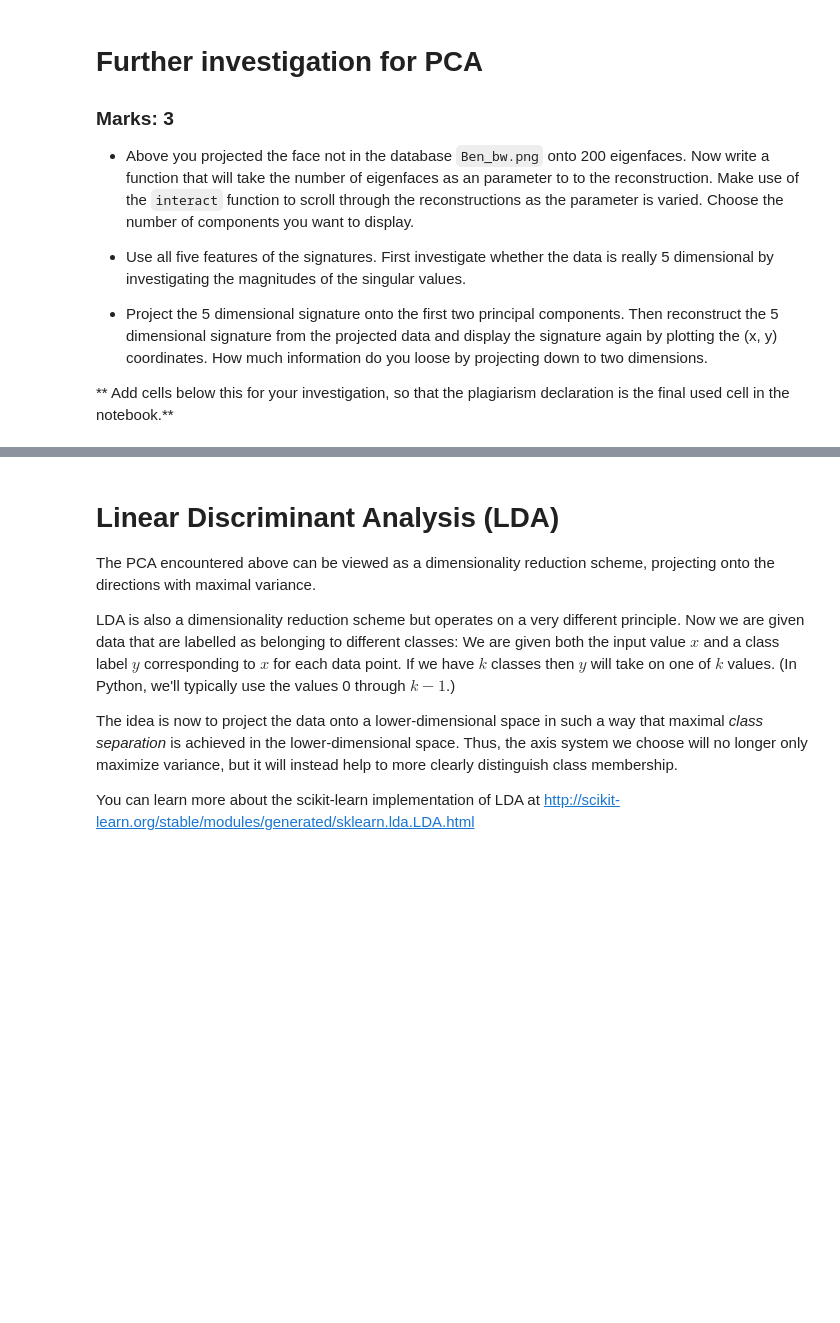
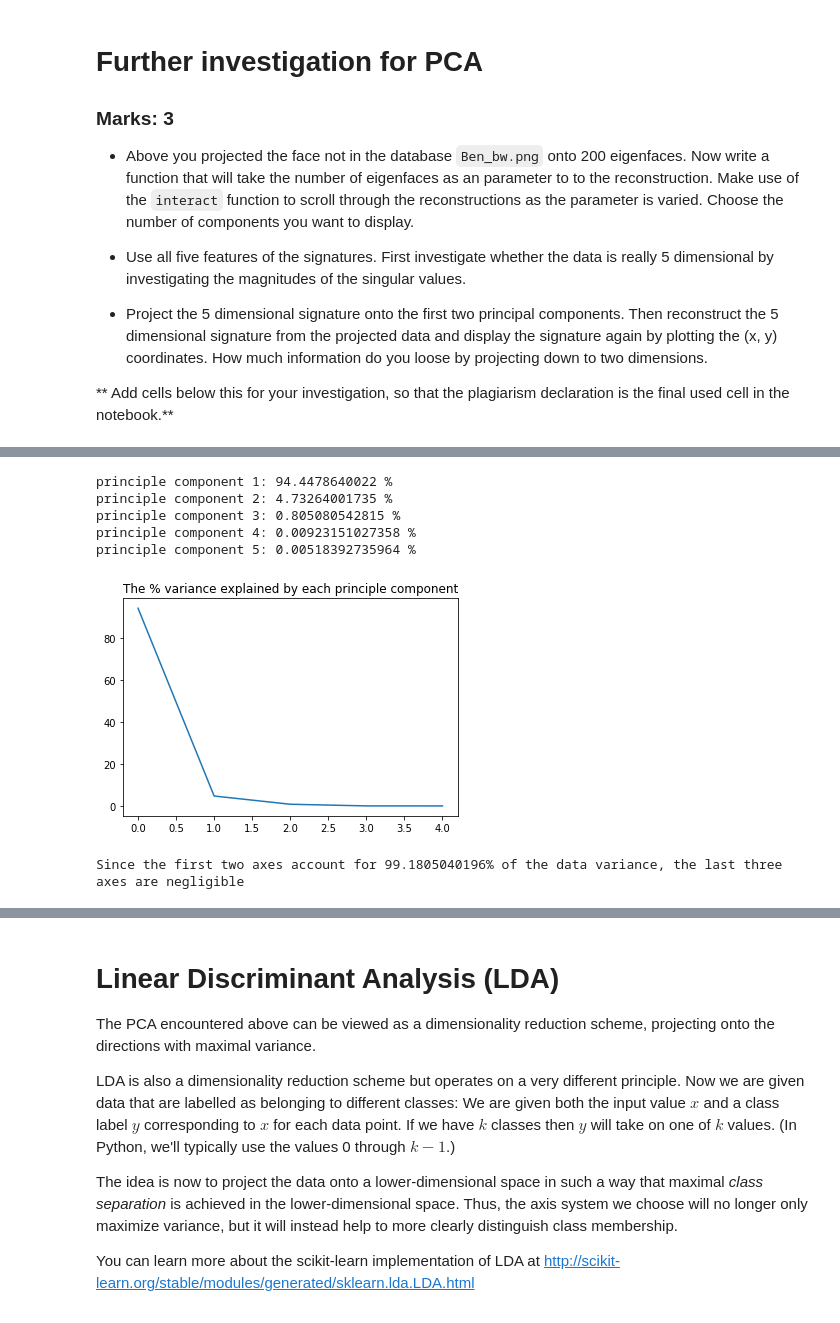
Before and after one commit to MHeymann/qwerty, a Jupyter notebook: assign1.ipynb, the cells around one changed output, grey strips where cells are left out. Saved outputs shown, nothing was run; the diff lists cells and outputs as text; code cells hidden in the pictures; blank space fills up the shorter version.

```diff
--- a/assign1.ipynb
+++ b/assign1.ipynb
@@ -429,0 +483,27 @@ display(Image(filename='./sign_white.png'))
+# %%
+sign_full = np.loadtxt('./data/sign/sign3/sigtrain3_1.txt', comments = '%')
+
+my_pca = PCA(n_components=5)
+my_pca.fit(sign_full)
+
+sum = 0
+z = 1
+for i in my_pca.explained_variance_ratio_:
+    sum += i
+    print ("principle component", str(z) + ":", i * 100, "%")
+    z += 1
+plt.plot(my_pca.explained_variance_ratio_ * 100)
+plt.title("The % variance explained by each principle component")
+plt.show()
+print ("Since the first two axes account for " +
+       str((my_pca.explained_variance_ratio_[0] +
+            my_pca.explained_variance_ratio_[1]) * 100) +
+       "% of the data variance, the last three axes are negligible")
+# %% [output]
+principle component 1: 94.4478640022 %
+principle component 2: 4.73264001735 %
+principle component 3: 0.805080542815 %
+principle component 4: 0.00923151027358 %
+principle component 5: 0.00518392735964 %
+[figure, added]
+Since the first two axes account for 99.1805040196% of the data variance, the last three axes are negligible
```
Also changed, not shown: parts of 19 cells of this notebook.
